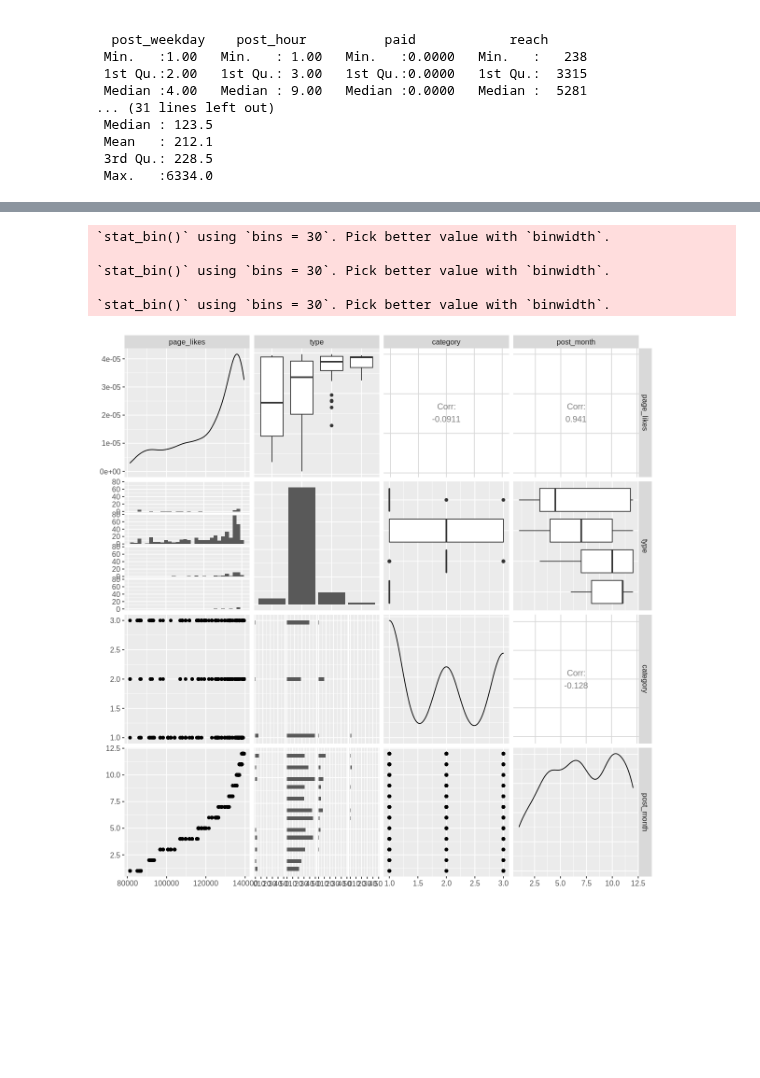
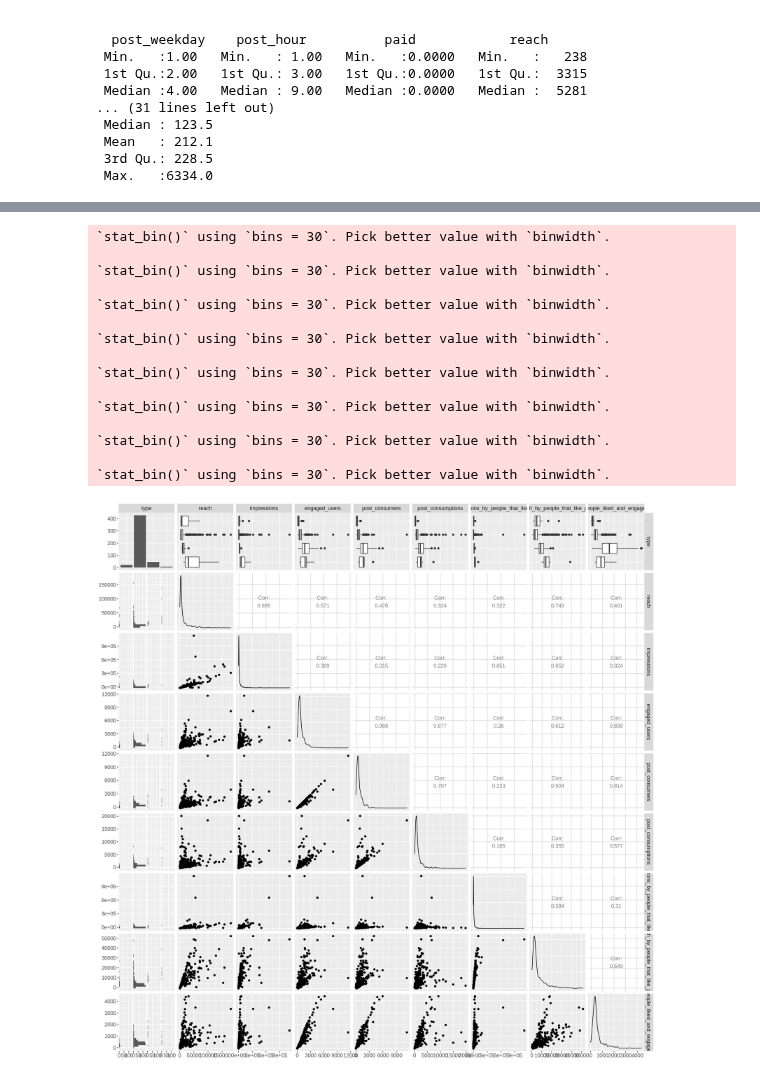
Before and after one commit to lucykvs/DSCI100-Project, a Jupyter notebook: Project.ipynb, the cells around one changed output, grey strips where cells are left out. Drawn from its saved outputs; the diff is of its cells as text; code cells hidden in the pictures; blank space fills up the shorter version.

Commit message:
randomly select some columns to text ggpairs()

```diff
--- a/Project.ipynb
+++ b/Project.ipynb
@@ -71,3 +89,7 @@ summary(fb_data)
  Mean   : 212.1
  3rd Qu.: 228.5
  Max.   :6334.0
+# %%
+#select interested columns
+fb_selected_data <- select (fb_data, c(2,8,9,10,11,12,13,14,15))
+fb_selected_data
@@ -74,15 +117,25 @@ summary(fb_data)
 # %%
-options(repr.plot.width = 10, repr.plot.height = 10)
+options(repr.plot.width = 16, repr.plot.height = 16)
 
-fb_plot <- select(fb_data, c(1,2,3,4)) %>%
+fb_plot <- fb_selected_data %>%
     ggpairs()+
-    theme(text = element_text(size=12))
+    theme(text = element_text(size=14))
 
 fb_plot
 # %% [output]
 `stat_bin()` using `bins = 30`. Pick better value with `binwidth`.
 
 `stat_bin()` using `bins = 30`. Pick better value with `binwidth`.
 
 `stat_bin()` using `bins = 30`. Pick better value with `binwidth`.
+
+`stat_bin()` using `bins = 30`. Pick better value with `binwidth`.
+
+`stat_bin()` using `bins = 30`. Pick better value with `binwidth`.
+
+`stat_bin()` using `bins = 30`. Pick better value with `binwidth`.
+
+`stat_bin()` using `bins = 30`. Pick better value with `binwidth`.
+
+`stat_bin()` using `bins = 30`. Pick better value with `binwidth`.
-[figure, old version]
+[figure, new version]
```
Also changed, not shown: parts of 2 cells of this notebook.
